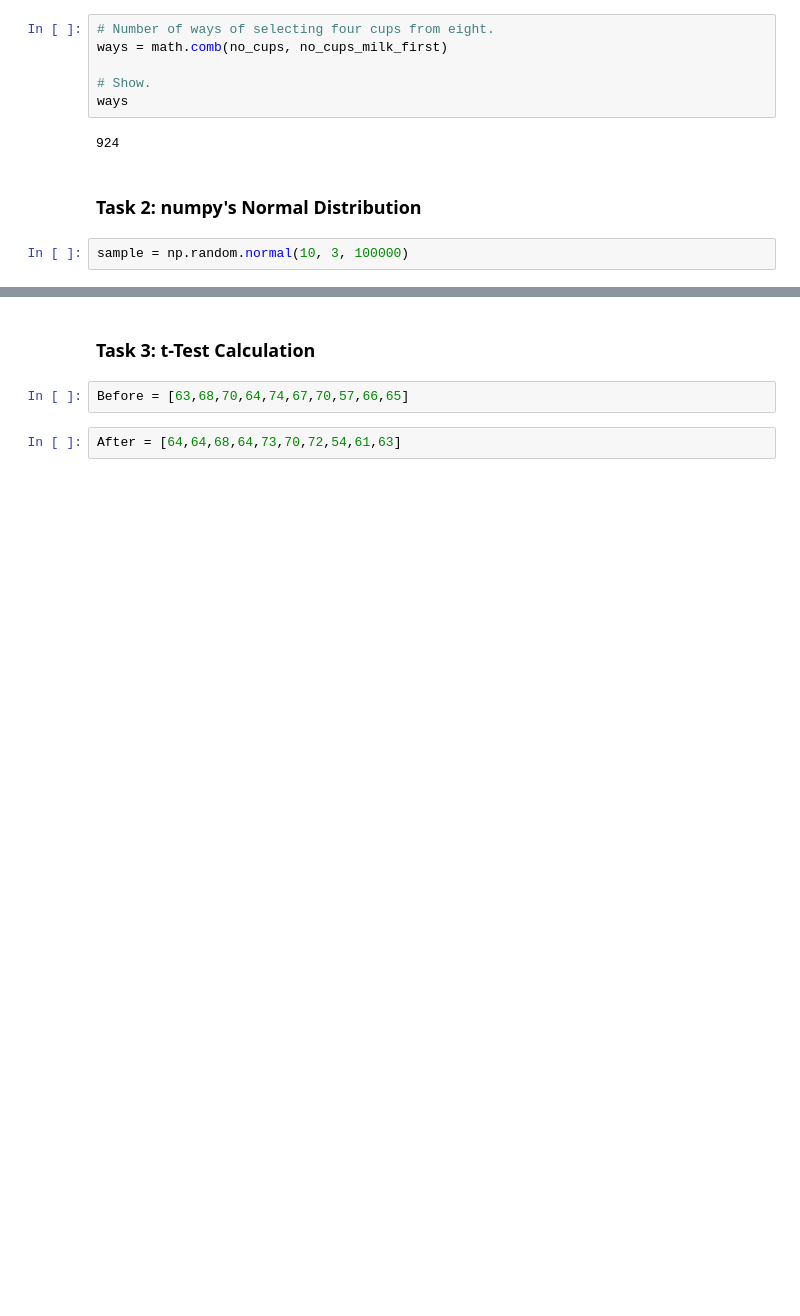
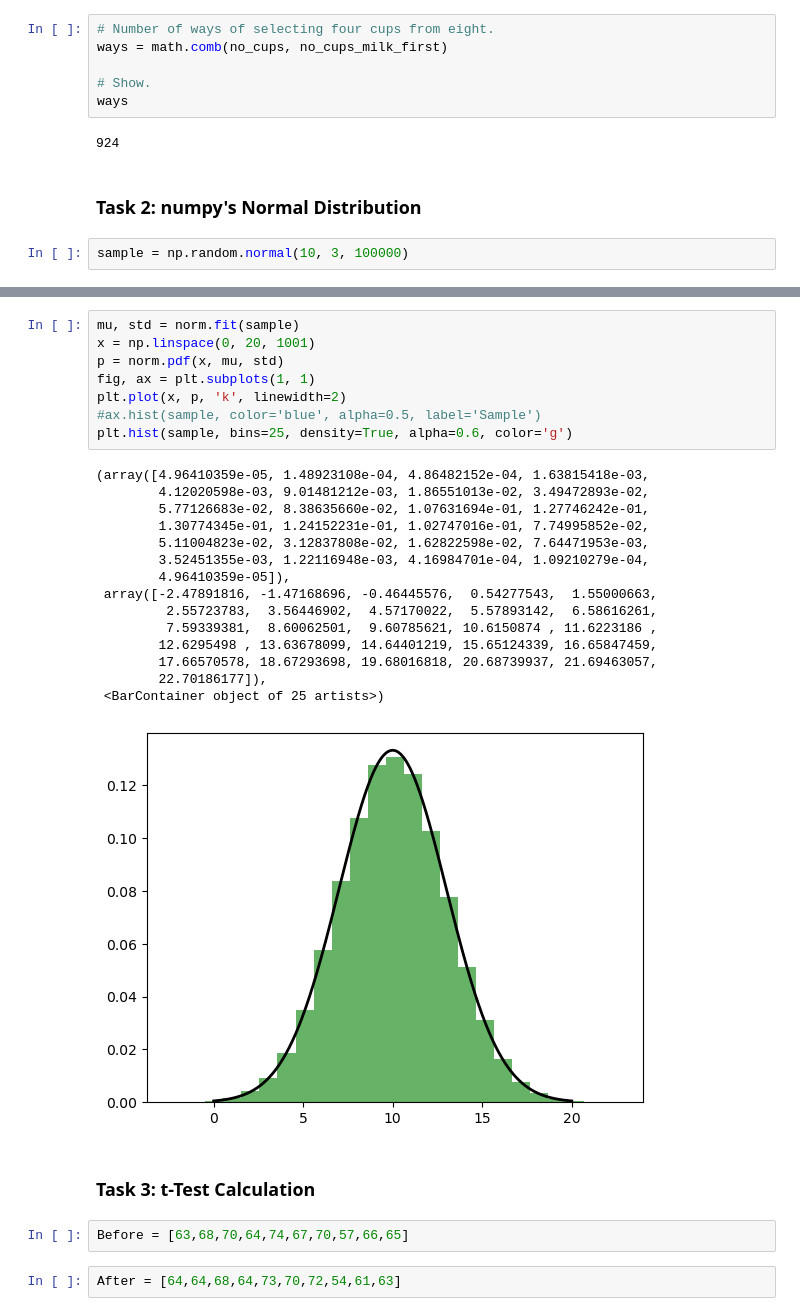
Before and after one commit to mickalleny2k/applied_statistics, a Jupyter notebook: tasks.ipynb, the cells around one changed output, grey strips where cells are left out. Saved outputs shown, nothing was run; the diff lists cells and outputs as text; blank space fills up the shorter version.

Commit message:
Task 2: Plot a histogram
 : Plot a histogram of your values and plot the corresponding normal distribution probability density function on top of it.

```diff
--- a/tasks.ipynb
+++ b/tasks.ipynb
@@ -70,3 +75,27 @@ ax.hist(sample, color='blue', alpha=0.5, label='Sample')
+# %%
+mu, std = norm.fit(sample)
+x = np.linspace(0, 20, 1001)
+p = norm.pdf(x, mu, std)
+fig, ax = plt.subplots(1, 1)
+plt.plot(x, p, 'k', linewidth=2)
+#ax.hist(sample, color='blue', alpha=0.5, label='Sample')
+plt.hist(sample, bins=25, density=True, alpha=0.6, color='g')
+# %% [output]
+(array([4.96410359e-05, 1.48923108e-04, 4.86482152e-04, 1.63815418e-03,
+        4.12020598e-03, 9.01481212e-03, 1.86551013e-02, 3.49472893e-02,
+        5.77126683e-02, 8.38635660e-02, 1.07631694e-01, 1.27746242e-01,
+        1.30774345e-01, 1.24152231e-01, 1.02747016e-01, 7.74995852e-02,
+        5.11004823e-02, 3.12837808e-02, 1.62822598e-02, 7.64471953e-03,
+        3.52451355e-03, 1.22116948e-03, 4.16984701e-04, 1.09210279e-04,
+        4.96410359e-05]),
+ array([-2.47891816, -1.47168696, -0.46445576,  0.54277543,  1.55000663,
+         2.55723783,  3.56446902,  4.57170022,  5.57893142,  6.58616261,
+         7.59339381,  8.60062501,  9.60785621, 10.6150874 , 11.6223186 ,
+        12.6295498 , 13.63678099, 14.64401219, 15.65124339, 16.65847459,
+        17.66570578, 18.67293698, 19.68016818, 20.68739937, 21.69463057,
+        22.70186177]),
+ <BarContainer object of 25 artists>)
+[figure, added]
 # %% [markdown]
 ### Task 3: t-Test Calculation
 # %%
```
Also changed, not shown: parts of 10 cells of this notebook.
